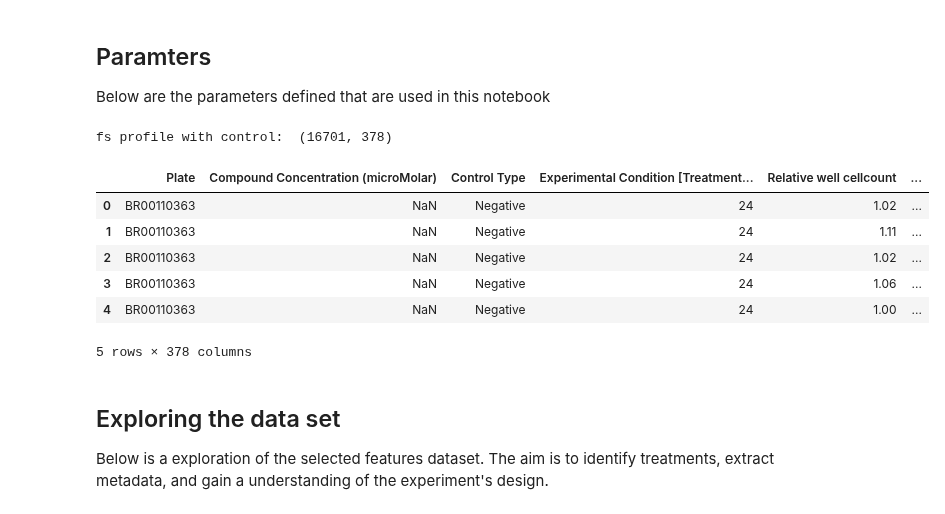
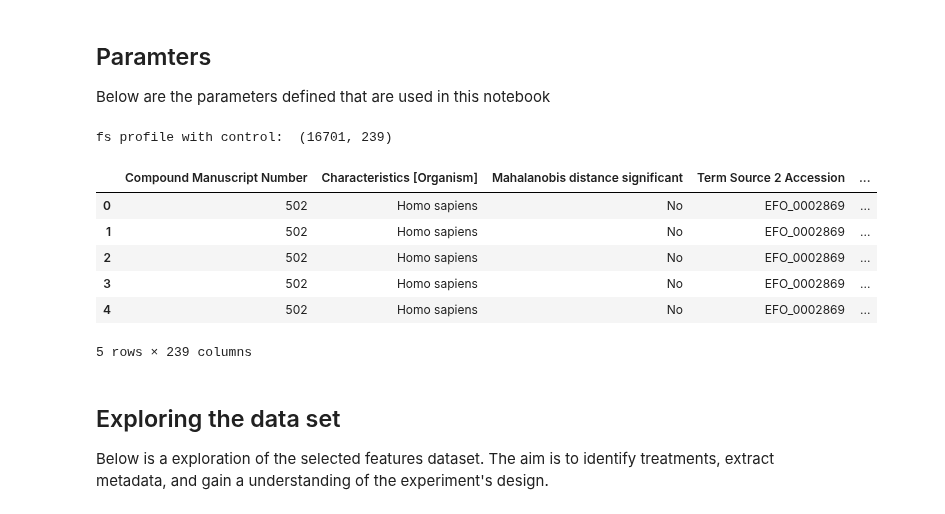
Before and after one commit to WayScience/Cytotoxic-Nuisance-Metadata-Analysis, a Jupyter notebook: notebooks/1.data_splits/1.data_splits.ipynb, the cells around one changed output. Cells and saved outputs as stored; diff of their text form; code cells hidden in the pictures.

Commit message:
update with overlapping feature

```diff
--- a/notebooks/1.data_splits/1.data_splits.ipynb
+++ b/notebooks/1.data_splits/1.data_splits.ipynb
@@ -38,26 +38,28 @@ data_split_dir = (results_dir / "1.data_splits").resolve()
 data_split_dir.mkdir(exist_ok=True)
 # %%
 # data paths
-fs_profile_path = (fs_dir / "cell_injury_profile_fs.csv.gz").resolve(strict=True)
+fs_profile_path = (fs_dir / "overlapping_cell_injury_profile_fs.csv.gz").resolve(
+    strict=True
+)
 
 # load data
 fs_profile_df = pd.read_csv(fs_profile_path)
 
 # splitting meta and feature column names
 fs_meta, fs_feats = split_meta_and_features(fs_profile_df, compartments=compartments)
 
 # display
 print("fs profile with control: ", fs_profile_df.shape)
 fs_profile_df.head()
 # %% [output]
-fs profile with control:  (16701, 378)
+fs profile with control:  (16701, 239)
-|  | Plate | Compound Concentration (microMolar) | Control Type | Experimental Condition [Treatment... | Relative well cellcount | ... |
-| 0 | BR00110363 | NaN | Negative | 24 | 1.02 | ... |
-| 1 | BR00110363 | NaN | Negative | 24 | 1.11 | ... |
-| 2 | BR00110363 | NaN | Negative | 24 | 1.02 | ... |
-| 3 | BR00110363 | NaN | Negative | 24 | 1.06 | ... |
-| 4 | BR00110363 | NaN | Negative | 24 | 1.00 | ... |
+|  | Compound Manuscript Number | Characteristics [Organism] | Mahalanobis distance significant | Term Source 2 Accession | ... |
+| 0 | 502 | Homo sapiens | No | EFO_0002869 | ... |
+| 1 | 502 | Homo sapiens | No | EFO_0002869 | ... |
+| 2 | 502 | Homo sapiens | No | EFO_0002869 | ... |
+| 3 | 502 | Homo sapiens | No | EFO_0002869 | ... |
+| 4 | 502 | Homo sapiens | No | EFO_0002869 | ... |
-5 rows × 378 columns
+5 rows × 239 columns
 # %% [markdown]
 ## Exploring the data set
 
```
Also changed, not shown: parts of 6 cells of this notebook, 59 other files.
